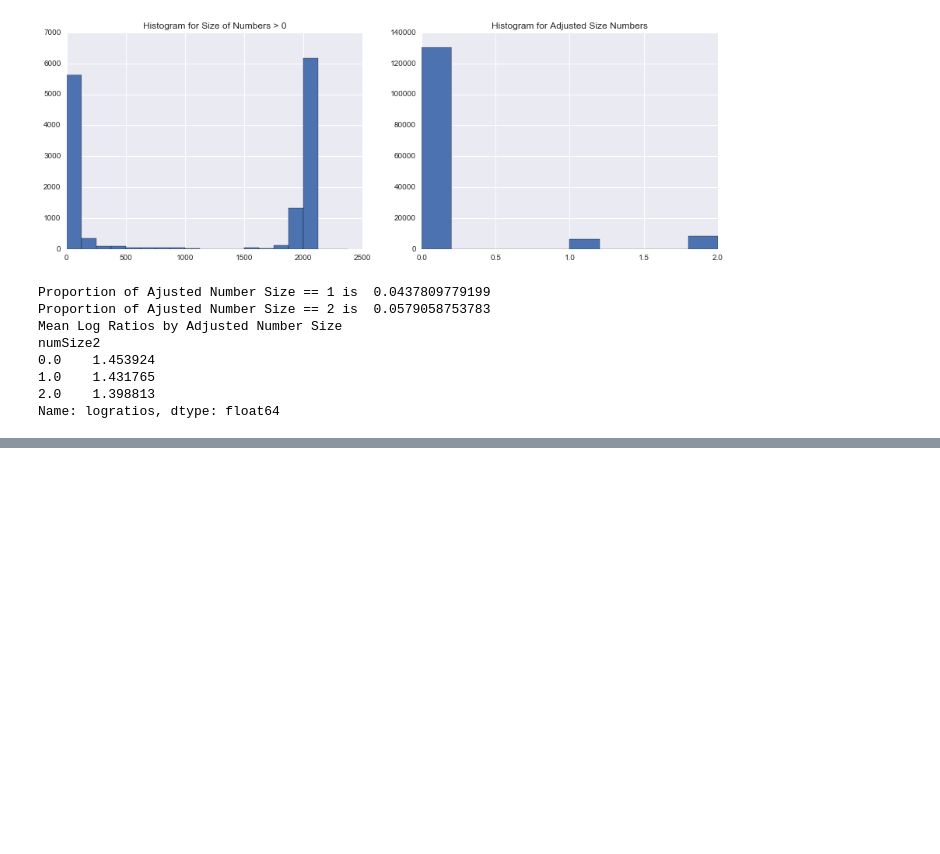
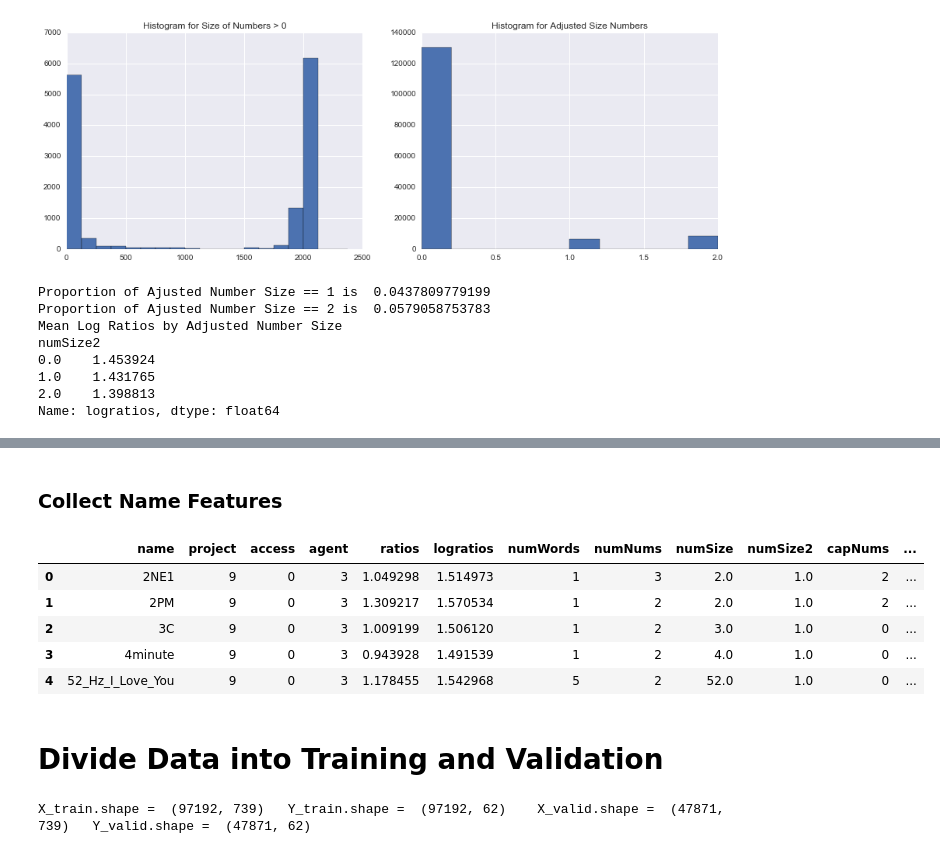
Before and after one commit to MatthewMcGonagle/KaggleWikiTraffic, a Jupyter notebook: FinalReport.ipynb, the cells around one changed output, grey strips where cells are left out. Drawn from its saved outputs; the diff is of its cells as text; code cells hidden in the pictures; blank space fills up the shorter version.

```diff
--- a/FinalReport.ipynb
+++ b/FinalReport.ipynb
@@ -356,0 +435,11 @@ Name: logratios, dtype: float64
+# %% [markdown]
+### Collect Name Features
+# %%
+page_df.head()
+# %% [output]
+|  | name | project | access | agent | ratios | logratios | numWords | numNums | numSize | numSize2 | capNums | ... |
+| 0 | 2NE1 | 9 | 0 | 3 | 1.049298 | 1.514973 | 1 | 3 | 2.0 | 1.0 | 2 | ... |
+| 1 | 2PM | 9 | 0 | 3 | 1.309217 | 1.570534 | 1 | 2 | 2.0 | 1.0 | 2 | ... |
+| 2 | 3C | 9 | 0 | 3 | 1.009199 | 1.506120 | 1 | 2 | 3.0 | 1.0 | 0 | ... |
+| 3 | 4minute | 9 | 0 | 3 | 0.943928 | 1.491539 | 1 | 2 | 4.0 | 1.0 | 0 | ... |
+| 4 | 52_Hz_I_Love_You | 9 | 0 | 3 | 1.178455 | 1.542968 | 5 | 2 | 52.0 | 1.0 | 0 | ... |
@@ -356,0 +449,2 @@ Name: logratios, dtype: float64
+# %% [markdown]
+# Divide Data into Training and Validation
@@ -356,0 +461,6 @@ Name: logratios, dtype: float64
+# %%
+X_train, X_valid, Y_train, Y_valid = train_test_split(X_all, Y_all, test_size = 0.33, random_state = 32)
+print('X_train.shape = ', X_train.shape, '\tY_train.shape = ', Y_train.shape,
+      '\tX_valid.shape = ', X_valid.shape, '\tY_valid.shape = ', Y_valid.shape)
+# %% [output]
+X_train.shape =  (97192, 739)   Y_train.shape =  (97192, 62)    X_valid.shape =  (47871, 739)   Y_valid.shape =  (47871, 62)
```
Also changed, not shown: parts of 10 cells of this notebook.
